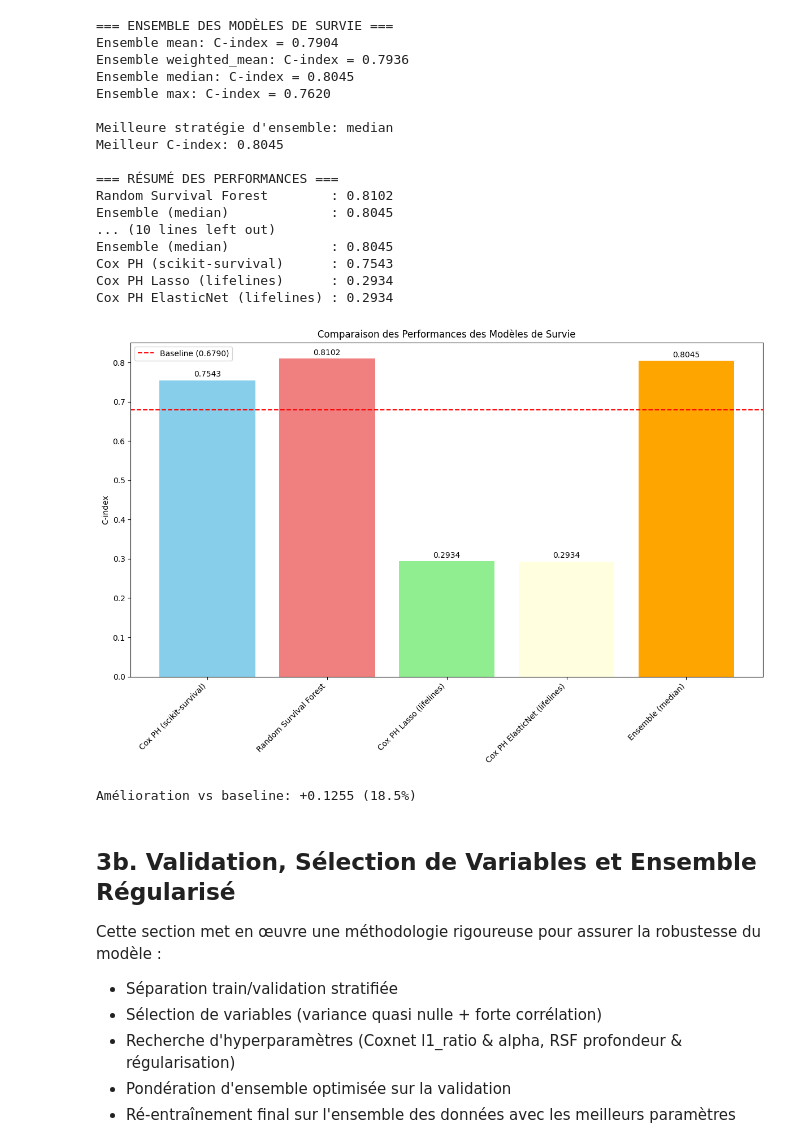
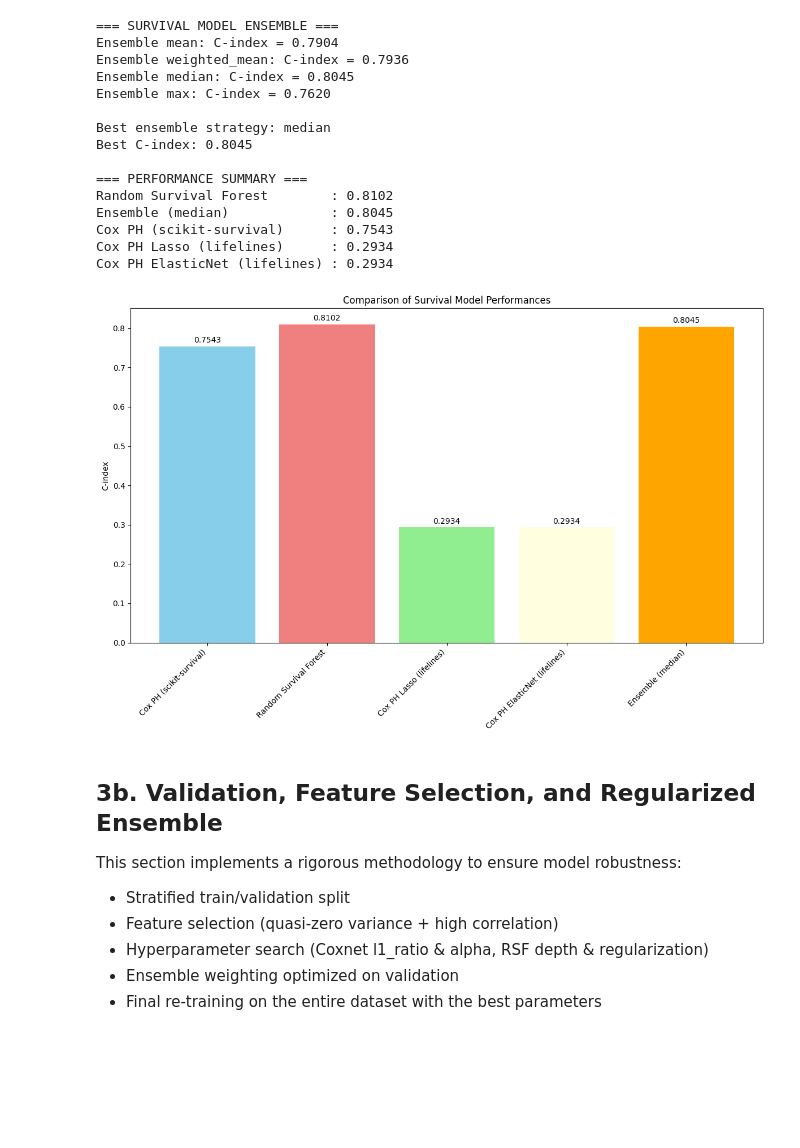
Before and after one commit to Utharushan/QRT-challenge, a Jupyter notebook: main.ipynb, the cells around one changed output. Cells and saved outputs as stored; diff of their text form; code cells hidden in the pictures; blank space fills up the shorter version.

```diff
--- a/main.ipynb
+++ b/main.ipynb
@@ -797,13 +784,13 @@ Modèles Lifelines terminés.
 # %%
-# 4. Ensemble des modèles de survie
-print("\n=== ENSEMBLE DES MODÈLES DE SURVIE ===")
+# 4. Survival Model Ensemble
+print("\n=== SURVIVAL MODEL ENSEMBLE ===")
 
-# Normalisation des scores de risque pour les combiner
+# Normalization of risk scores for combination
 from sklearn.preprocessing import MinMaxScaler
 
 risk_scaler = MinMaxScaler()
 
-# Combinaison des prédictions
+# Combining predictions
 all_risk_scores = np.column_stack([
     cox_risk_scores,
     rsf_risk_scores,
@@ -811,10 +798,10 @@ all_risk_scores = np.column_stack([
     elastic_risk_scores.flatten()
 ])
 
-# Normalisation
+# Normalization
 all_risk_scores_normalized = risk_scaler.fit_transform(all_risk_scores)
 
-# Test de différentes stratégies d'ensemble
+# Testing different ensemble strategies
 ensemble_strategies = {
     'mean': np.mean(all_risk_scores_normalized, axis=1),
     'weighted_mean': np.average(all_risk_scores_normalized,
@@ -824,7 +811,7 @@ ensemble_strategies = {
     'max': np.max(all_risk_scores_normalized, axis=1)
 }
 
-# Évaluation des stratégies d'ensemble
+# Evaluation of ensemble strategies
 ensemble_results = {}
 for strategy, scores in ensemble_strategies.items():
     c_index = concordance_index_censored(
@@ -835,16 +822,16 @@ for strategy, scores in ensemble_strategies.items():
     ensemble_results[strategy] = c_index
     print(f"Ensemble {strategy}: C-index = {c_index:.4f}")
 
-# Sélection de la meilleure stratégie
+# Selection of best strategy
 best_strategy = max(ensemble_results, key=ensemble_results.get)
 best_ensemble_score = ensemble_results[best_strategy]
 best_ensemble_predictions = ensemble_strategies[best_strategy]
 
-print(f"\nMeilleure stratégie d'ensemble: {best_strategy}")
-print(f"Meilleur C-index: {best_ensemble_score:.4f}")
+print(f"\nBest ensemble strategy: {best_strategy}")
+print(f"Best C-index: {best_ensemble_score:.4f}")
 
-# Comparaison de tous les modèles
-print("\n=== RÉSUMÉ DES PERFORMANCES ===")
+# Comparison of all models
+print("\n=== PERFORMANCE SUMMARY ===")
 model_scores = {
     'Cox PH (scikit-survival)': cox_c_index,
     'Random Survival Forest': rsf_c_index,
@@ -856,50 +843,47 @@ model_scores = {
 for model, score in sorted(model_scores.items(), key=lambda x: x[1], reverse=True):
     print(f"{model:30s}: {score:.4f}")
 
-# Visualisation des performances
+# Performance visualization
 plt.figure(figsize=(12, 8))
 models = list(model_scores.keys())
 scores = list(model_scores.values())
 
 bars = plt.bar(models, scores, color=['skyblue', 'lightcoral', 'lightgreen', 'lightyellow', 'orange'])
 plt.ylabel('C-index')
-plt.title('Comparaison des Performances des Modèles de Survie')
+plt.title('Comparison of Survival Model Performances')
 plt.xticks(rotation=45, ha='right')
 plt.tight_layout()
 
 # Annotation des valeurs
 for bar, score in zip(bars, scores):
     plt.text(bar.get_x() + bar.get_width()/2, bar.get_height() + 0.005,
              f'{score:.4f}', ha='center', va='bottom')
 
 plt.show()
 # %% [output]
-=== ENSEMBLE DES MODÈLES DE SURVIE ===
+=== SURVIVAL MODEL ENSEMBLE ===
 Ensemble mean: C-index = 0.7904
 Ensemble weighted_mean: C-index = 0.7936
 Ensemble median: C-index = 0.8045
 Ensemble max: C-index = 0.7620
 
-Meilleure stratégie d'ensemble: median
-Meilleur C-index: 0.8045
+Best ensemble strategy: median
+Best C-index: 0.8045
 
-=== RÉSUMÉ DES PERFORMANCES ===
+=== PERFORMANCE SUMMARY ===
 Random Survival Forest        : 0.8102
-Ensemble (median)             : 0.8045
-... (10 lines left out)
 Ensemble (median)             : 0.8045
 Cox PH (scikit-survival)      : 0.7543
 Cox PH Lasso (lifelines)      : 0.2934
 Cox PH ElasticNet (lifelines) : 0.2934
-[figure, old version]
+[figure, new version]
-Amélioration vs baseline: +0.1255 (18.5%)
 # %% [markdown]
-## 3b. Validation, Sélection de Variables et Ensemble Régularisé
+## 3b. Validation, Feature Selection, and Regularized Ensemble
 
-Cette section met en œuvre une méthodologie rigoureuse pour assurer la robustesse du modèle :
-- Séparation train/validation stratifiée
-- Sélection de variables (variance quasi nulle + forte corrélation)
-- Recherche d'hyperparamètres (Coxnet l1_ratio & alpha, RSF profondeur & régularisation)
-- Pondération d'ensemble optimisée sur la validation
-- Ré‑entraînement final sur l'ensemble des données avec les meilleurs paramètres
+This section implements a rigorous methodology to ensure model robustness:
+- Stratified train/validation split
+- Feature selection (quasi-zero variance + high correlation)
+- Hyperparameter search (Coxnet l1_ratio & alpha, RSF depth & regularization)
+- Ensemble weighting optimized on validation
+- Final re-training on the entire dataset with the best parameters
 # %%
```
Also changed, not shown: parts of 21 cells of this notebook, 2 other files.
